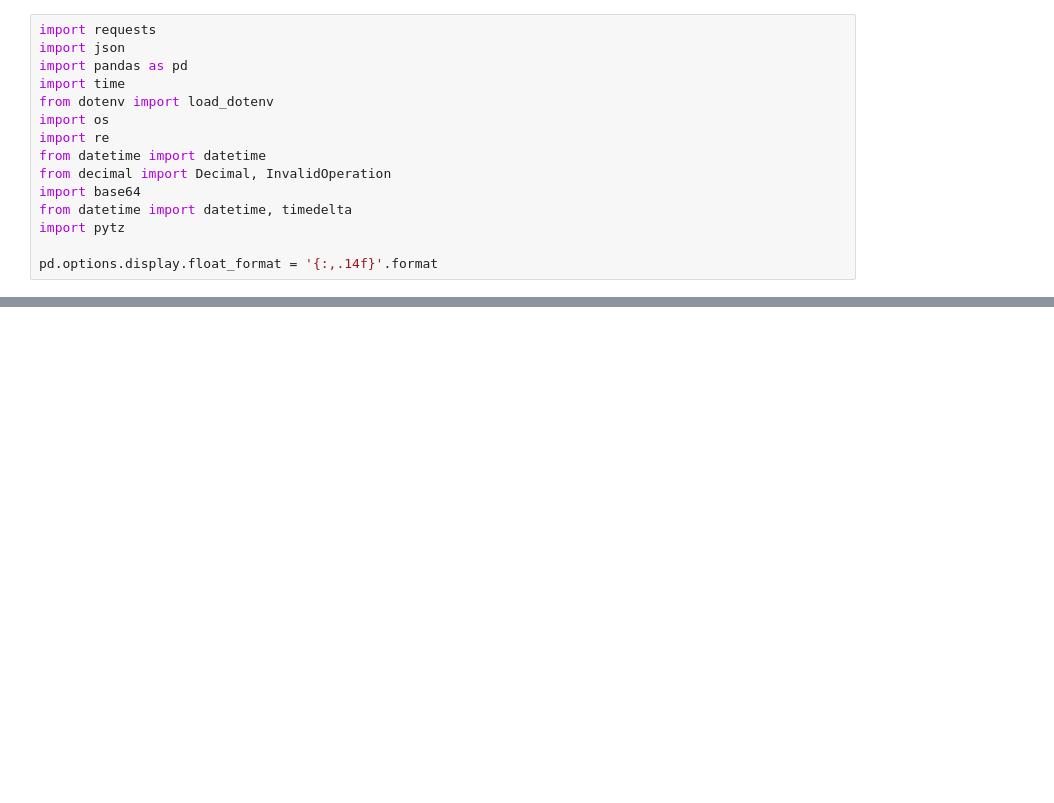
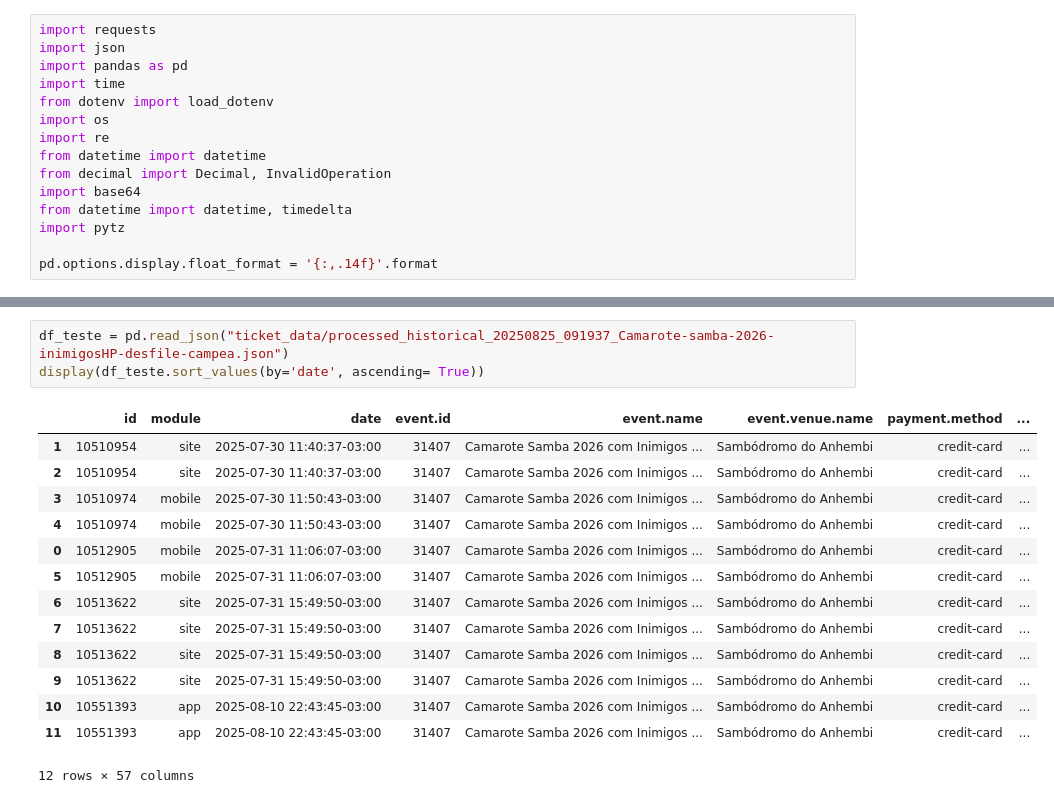
Before and after one commit to xpvictor/Ticket360, a Jupyter notebook: assets_ticket360.ipynb, the cells around one changed output, grey strips where cells are left out. Drawn from its saved outputs; the diff is of its cells as text; blank space fills up the shorter version.

```diff
--- a/assets_ticket360.ipynb
+++ b/assets_ticket360.ipynb
@@ -229,0 +210,18 @@ print(df.sort_values(by='date', ascending=False).head())
+# %%
+df_teste = pd.read_json("ticket_data/processed_historical_20250825_091937_Camarote-samba-2026-inimigosHP-desfile-campea.json")
+display(df_teste.sort_values(by='date', ascending= True))
+# %% [output]
+|  | id | module | date | event.id | event.name | event.venue.name | payment.method | ... |
+| 1 | 10510954 | site | 2025-07-30 11:40:37-03:00 | 31407 | Camarote Samba 2026 com Inimigos ... | Sambódromo do Anhembi | credit-card | ... |
+| 2 | 10510954 | site | 2025-07-30 11:40:37-03:00 | 31407 | Camarote Samba 2026 com Inimigos ... | Sambódromo do Anhembi | credit-card | ... |
+| 3 | 10510974 | mobile | 2025-07-30 11:50:43-03:00 | 31407 | Camarote Samba 2026 com Inimigos ... | Sambódromo do Anhembi | credit-card | ... |
+| 4 | 10510974 | mobile | 2025-07-30 11:50:43-03:00 | 31407 | Camarote Samba 2026 com Inimigos ... | Sambódromo do Anhembi | credit-card | ... |
+| 0 | 10512905 | mobile | 2025-07-31 11:06:07-03:00 | 31407 | Camarote Samba 2026 com Inimigos ... | Sambódromo do Anhembi | credit-card | ... |
+| 5 | 10512905 | mobile | 2025-07-31 11:06:07-03:00 | 31407 | Camarote Samba 2026 com Inimigos ... | Sambódromo do Anhembi | credit-card | ... |
+| 6 | 10513622 | site | 2025-07-31 15:49:50-03:00 | 31407 | Camarote Samba 2026 com Inimigos ... | Sambódromo do Anhembi | credit-card | ... |
+| 7 | 10513622 | site | 2025-07-31 15:49:50-03:00 | 31407 | Camarote Samba 2026 com Inimigos ... | Sambódromo do Anhembi | credit-card | ... |
+| 8 | 10513622 | site | 2025-07-31 15:49:50-03:00 | 31407 | Camarote Samba 2026 com Inimigos ... | Sambódromo do Anhembi | credit-card | ... |
+| 9 | 10513622 | site | 2025-07-31 15:49:50-03:00 | 31407 | Camarote Samba 2026 com Inimigos ... | Sambódromo do Anhembi | credit-card | ... |
+| 10 | 10551393 | app | 2025-08-10 22:43:45-03:00 | 31407 | Camarote Samba 2026 com Inimigos ... | Sambódromo do Anhembi | credit-card | ... |
+| 11 | 10551393 | app | 2025-08-10 22:43:45-03:00 | 31407 | Camarote Samba 2026 com Inimigos ... | Sambódromo do Anhembi | credit-card | ... |
+12 rows × 57 columns
```
Also changed, not shown: parts of 10 cells of this notebook.
